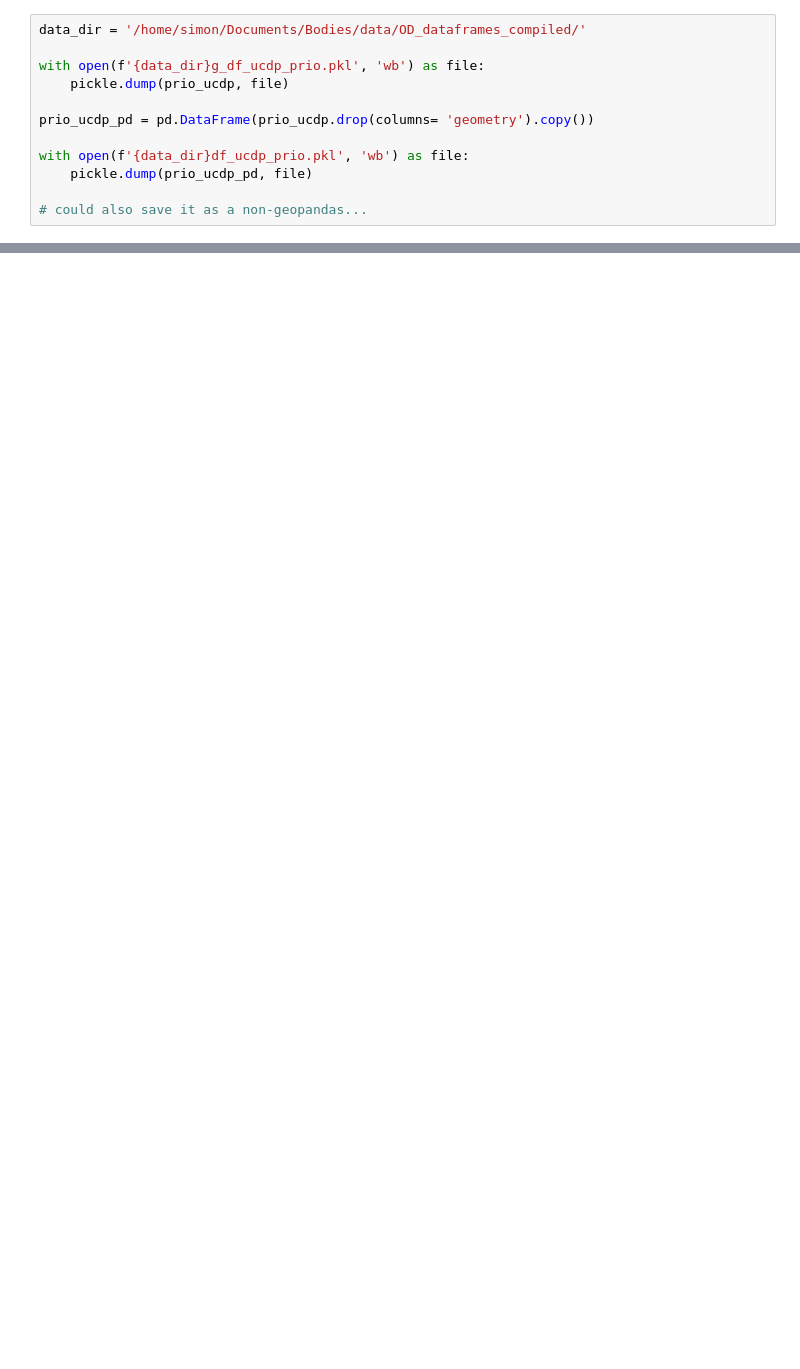
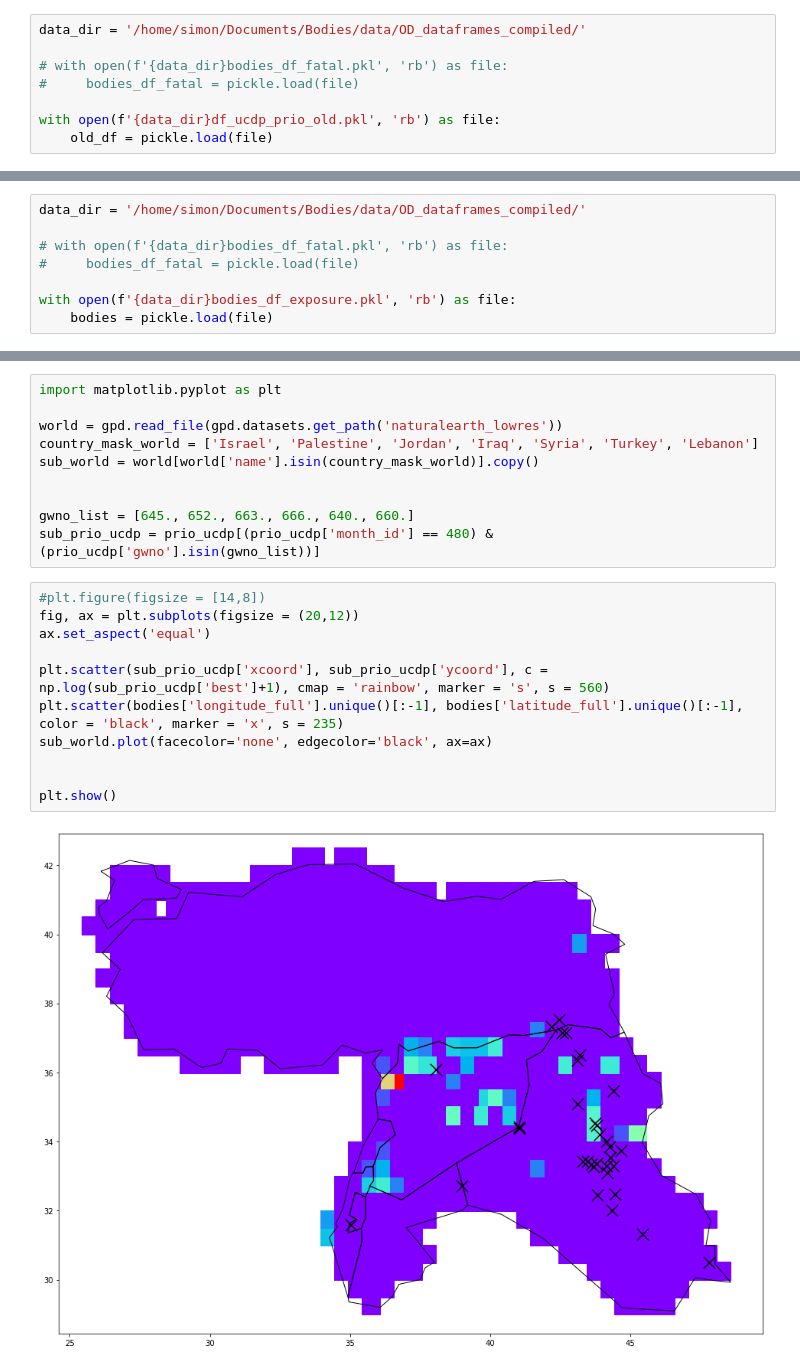
Before and after one commit to Polichinel/Detectron2, a Jupyter notebook: misc/combine_UCDP_PRIO.ipynb, the cells around one changed output, grey strips where cells are left out. Cells and saved outputs as stored; diff of their text form; blank space fills up the shorter version.

```diff
--- a/misc/combine_UCDP_PRIO.ipynb
+++ b/misc/combine_UCDP_PRIO.ipynb
@@ -206,12 +170,8 @@ for i in sorted(prio_ucdp['month_id'].unique())[300:305]:
 # %%
 data_dir = '/home/simon/Documents/Bodies/data/OD_dataframes_compiled/'
 
-with open(f'{data_dir}g_df_ucdp_prio.pkl', 'wb') as file:
-    pickle.dump(prio_ucdp, file)
+# with open(f'{data_dir}bodies_df_fatal.pkl', 'rb') as file:
+#     bodies_df_fatal = pickle.load(file)
 
-prio_ucdp_pd = pd.DataFrame(prio_ucdp.drop(columns= 'geometry').copy())
-
-with open(f'{data_dir}df_ucdp_prio.pkl', 'wb') as file:
-    pickle.dump(prio_ucdp_pd, file)
-
-# could also save it as a non-geopandas...
+with open(f'{data_dir}df_ucdp_prio_old.pkl', 'rb') as file:
+    old_df = pickle.load(file)
@@ -217,0 +199,8 @@ with open(f'{data_dir}df_ucdp_prio.pkl', 'wb') as file:
+# %%
+data_dir = '/home/simon/Documents/Bodies/data/OD_dataframes_compiled/'
+
+# with open(f'{data_dir}bodies_df_fatal.pkl', 'rb') as file:
+#     bodies_df_fatal = pickle.load(file)
+
+with open(f'{data_dir}bodies_df_exposure.pkl', 'rb') as file:
+    bodies = pickle.load(file)
@@ -217,0 +228,23 @@ with open(f'{data_dir}df_ucdp_prio.pkl', 'wb') as file:
+# %%
+import matplotlib.pyplot as plt
+
+world = gpd.read_file(gpd.datasets.get_path('naturalearth_lowres'))
+country_mask_world = ['Israel', 'Palestine', 'Jordan', 'Iraq', 'Syria', 'Turkey', 'Lebanon']
+sub_world = world[world['name'].isin(country_mask_world)].copy()
+
+
+gwno_list = [645., 652., 663., 666., 640., 660.]
+sub_prio_ucdp = prio_ucdp[(prio_ucdp['month_id'] == 480) & (prio_ucdp['gwno'].isin(gwno_list))]
+# %%
+#plt.figure(figsize = [14,8])
+fig, ax = plt.subplots(figsize = (20,12))
+ax.set_aspect('equal')
+
+plt.scatter(sub_prio_ucdp['xcoord'], sub_prio_ucdp['ycoord'], c = np.log(sub_prio_ucdp['best']+1), cmap = 'rainbow', marker = 's', s = 560)
+plt.scatter(bodies['longitude_full'].unique()[:-1], bodies['latitude_full'].unique()[:-1], color = 'black', marker = 'x', s = 235)
+sub_world.plot(facecolor='none', edgecolor='black', ax=ax)
+
+
+plt.show()
+# %% [output]
+[figure, added]
```
Also changed, not shown: parts of 19 cells of this notebook, 3 other files.
